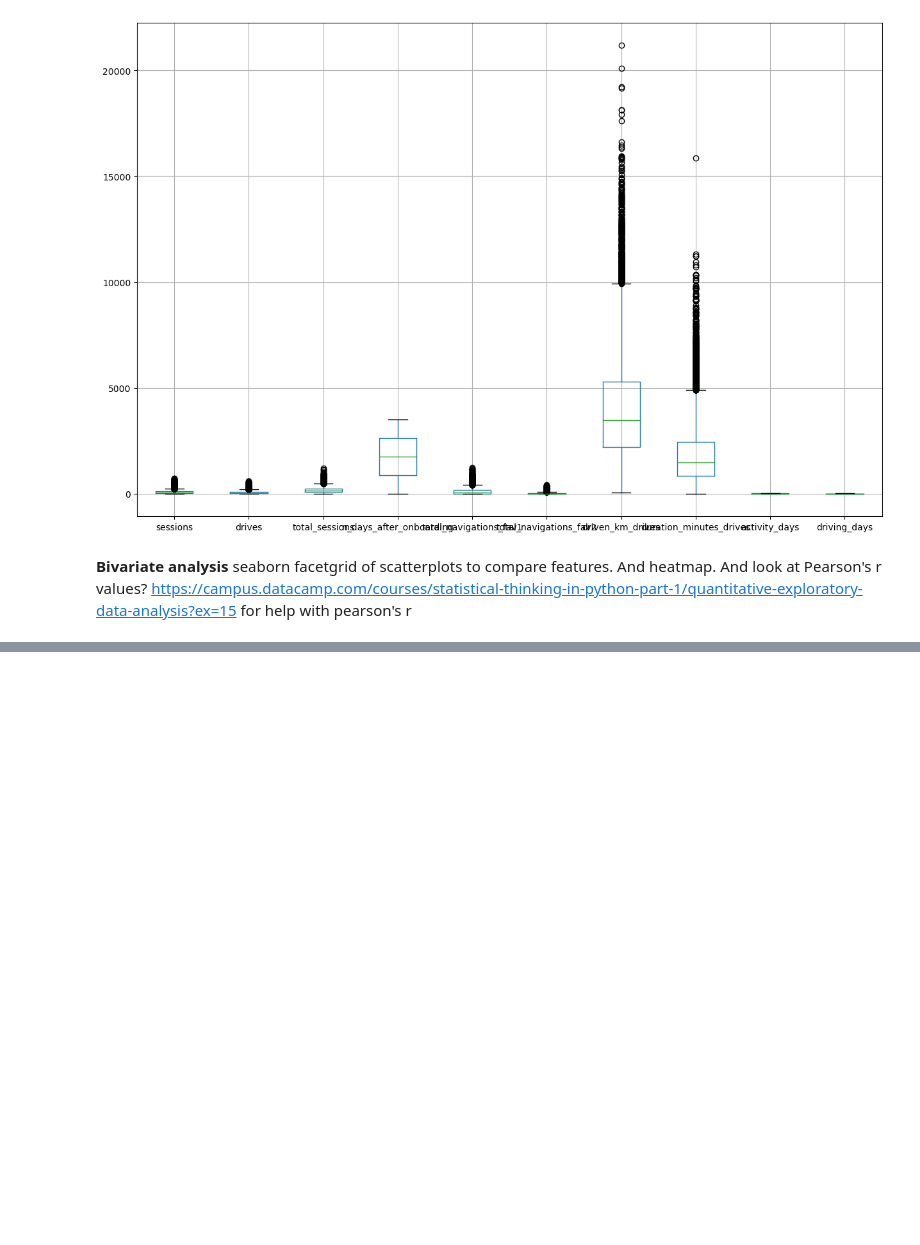
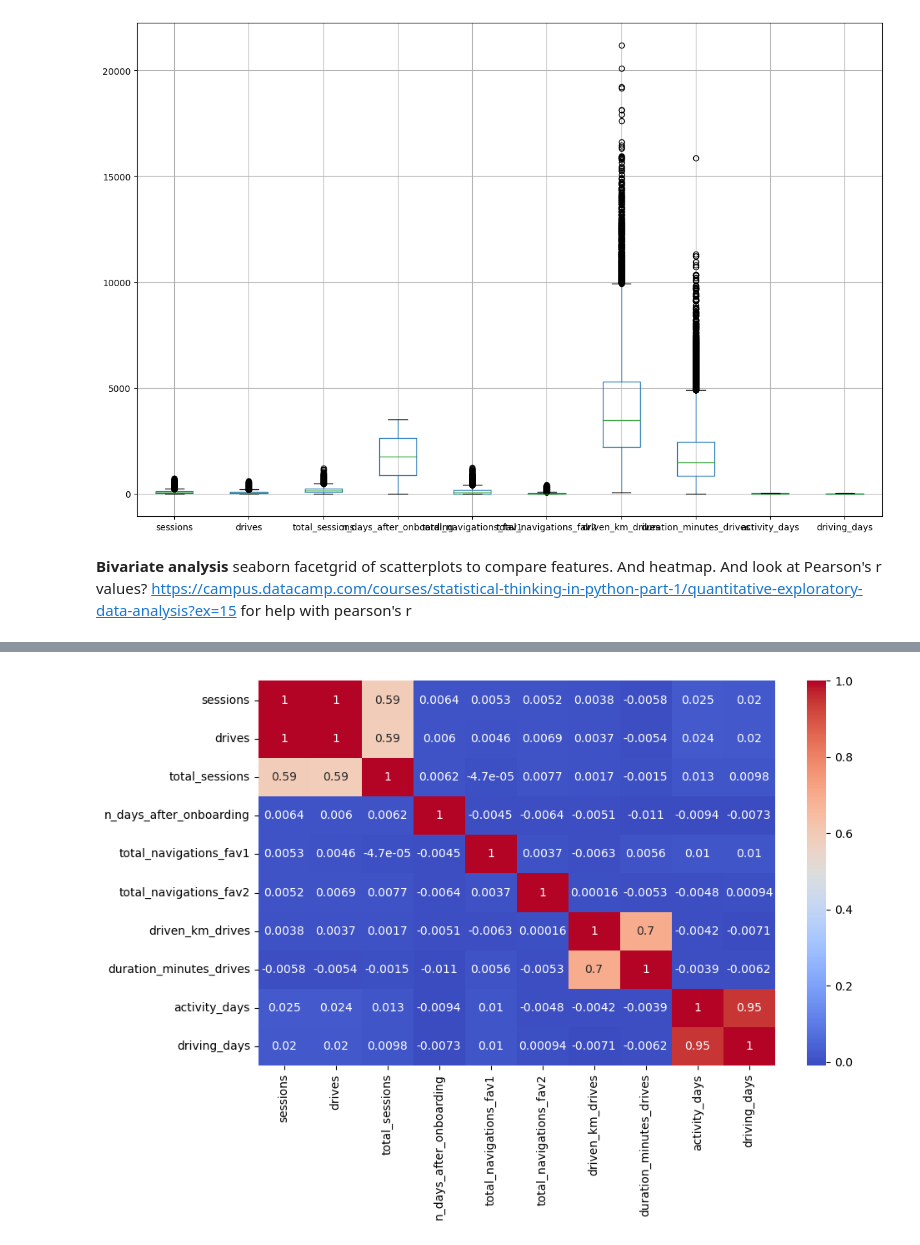
Before and after one commit to amoutafian/waze_capstone, a Jupyter notebook: notebooks/22.5_exploratory_data_analysis.ipynb, the cells around one changed output, grey strips where cells are left out. Drawn from its saved outputs; the diff is of its cells as text; code cells hidden in the pictures; blank space fills up the shorter version.

```diff
--- a/notebooks/22.5_exploratory_data_analysis.ipynb
+++ b/notebooks/22.5_exploratory_data_analysis.ipynb
@@ -59,0 +74,7 @@ plt.subplots_adjust(hspace=0.5);
+# %%
+# Make a heatmap of the data
+plt.figure(figsize= (10, 6))
+sns.heatmap(waze_cleaned.corr(), annot = True, cmap='coolwarm')
+plt.show()
+# %% [output]
+[figure, added]
```
Also changed, not shown: parts of 1 cell of this notebook.
